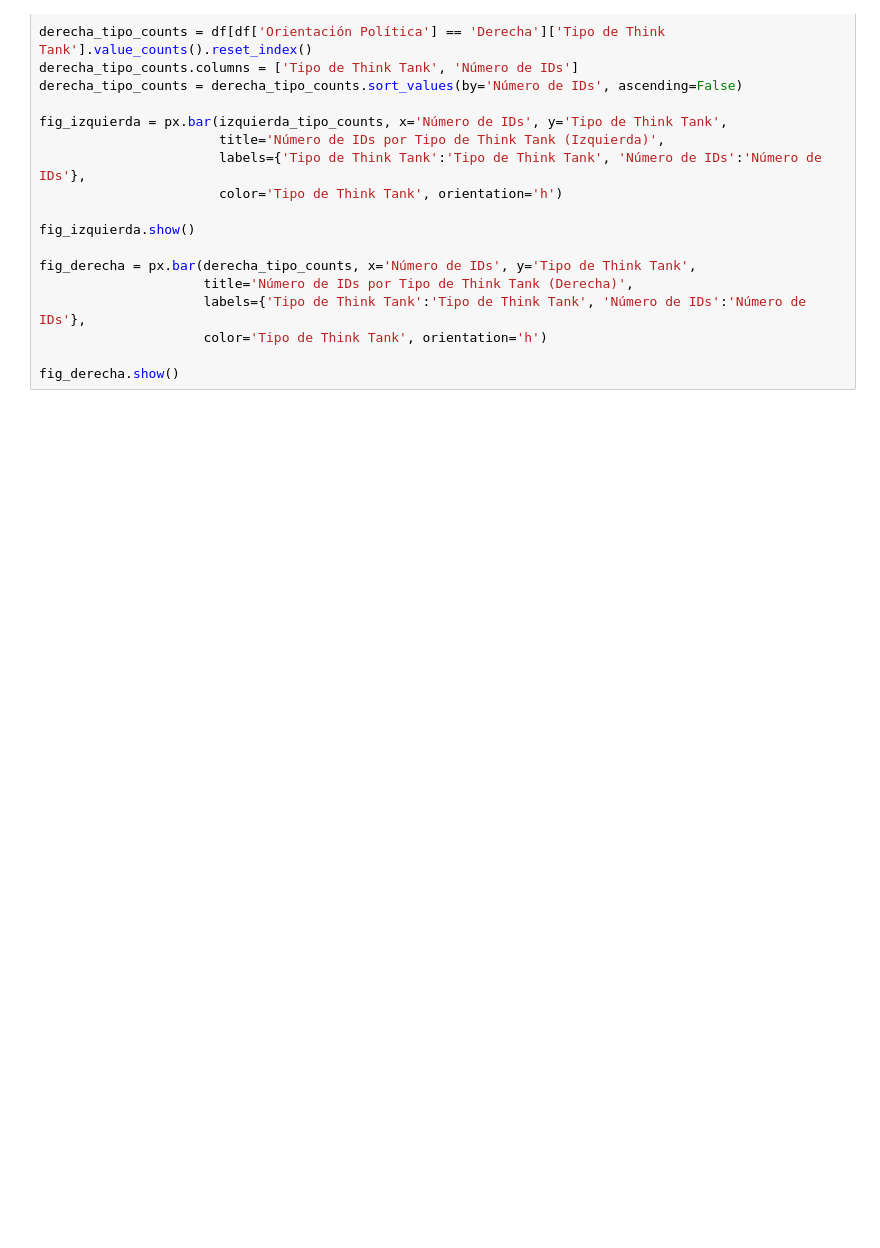
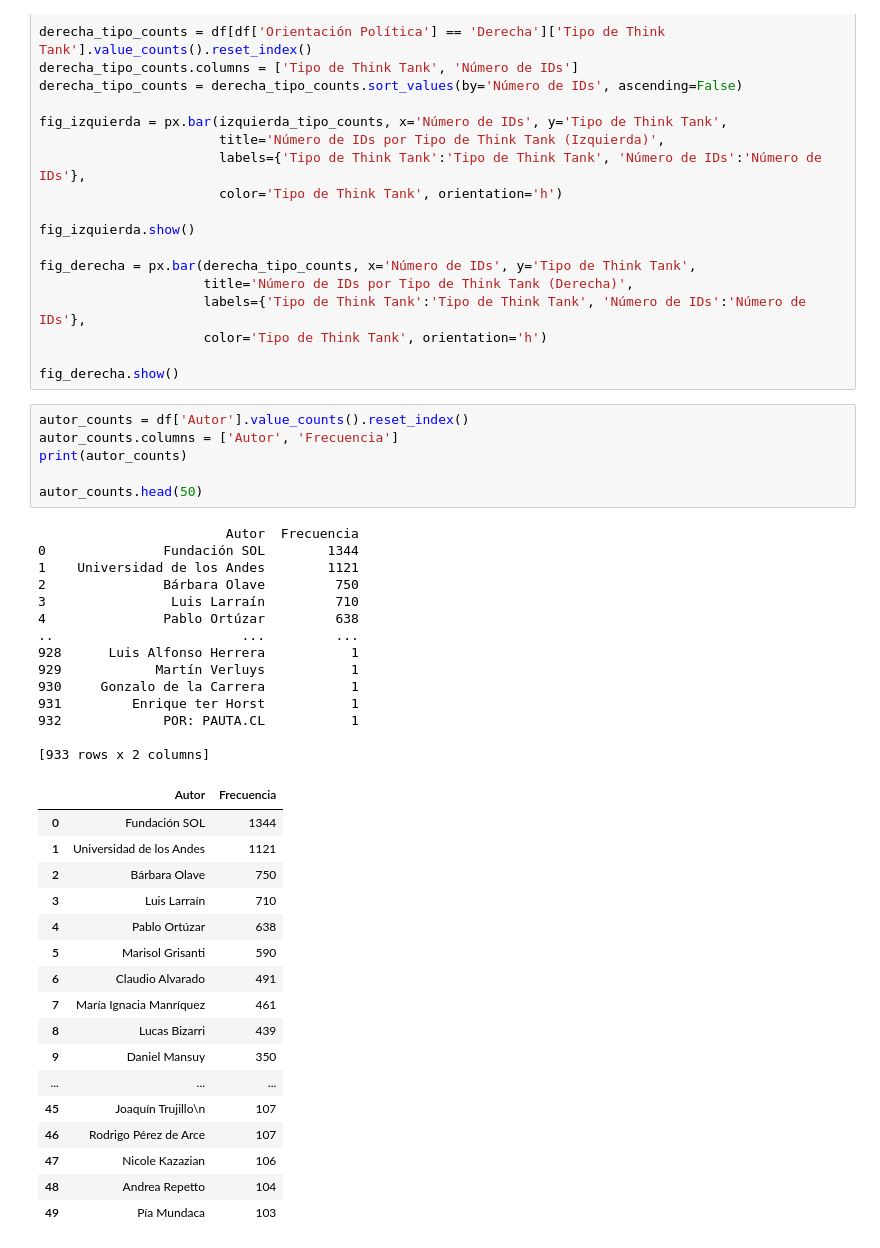
Before and after one commit to RodrigoMolinaAvila/minicoesfondap-1523A0005, a Jupyter notebook: Informe_Extración.ipynb, the cells around one changed output. Cells and saved outputs as stored; diff of their text form; blank space fills up the shorter version.

```diff
--- a/Informe_Extración.ipynb
+++ b/Informe_Extración.ipynb
@@ -198,3 +198,41 @@ fig_derecha = px.bar(derecha_tipo_counts, x='Número de IDs', y='Tipo de Think T
                      color='Tipo de Think Tank', orientation='h')
 
 fig_derecha.show()
+# %%
+autor_counts = df['Autor'].value_counts().reset_index()
+autor_counts.columns = ['Autor', 'Frecuencia']
+print(autor_counts)
+
+autor_counts.head(50)
+# %% [output]
+                        Autor  Frecuencia
+0               Fundación SOL        1344
+1    Universidad de los Andes        1121
+2               Bárbara Olave         750
+3                Luis Larraín         710
+4               Pablo Ortúzar         638
+..                        ...         ...
+928      Luis Alfonso Herrera           1
+929            Martín Verluys           1
+930     Gonzalo de la Carrera           1
+931         Enrique ter Horst           1
+932             POR: PAUTA.CL           1
+
+[933 rows x 2 columns]
+|  | Autor | Frecuencia |
+| 0 | Fundación SOL | 1344 |
+| 1 | Universidad de los Andes | 1121 |
+| 2 | Bárbara Olave | 750 |
+| 3 | Luis Larraín | 710 |
+| 4 | Pablo Ortúzar | 638 |
+| 5 | Marisol Grisanti | 590 |
+| 6 | Claudio Alvarado | 491 |
+| 7 | María Ignacia Manríquez | 461 |
+| 8 | Lucas Bizarri | 439 |
+| 9 | Daniel Mansuy | 350 |
+| ... | ... | ... |
+| 45 | Joaquín Trujillo\n | 107 |
+| 46 | Rodrigo Pérez de Arce | 107 |
+| 47 | Nicole Kazazian | 106 |
+| 48 | Andrea Repetto | 104 |
+| 49 | Pía Mundaca | 103 |
```
Also changed, not shown: parts of 1 cell of this notebook, 13 other files.
